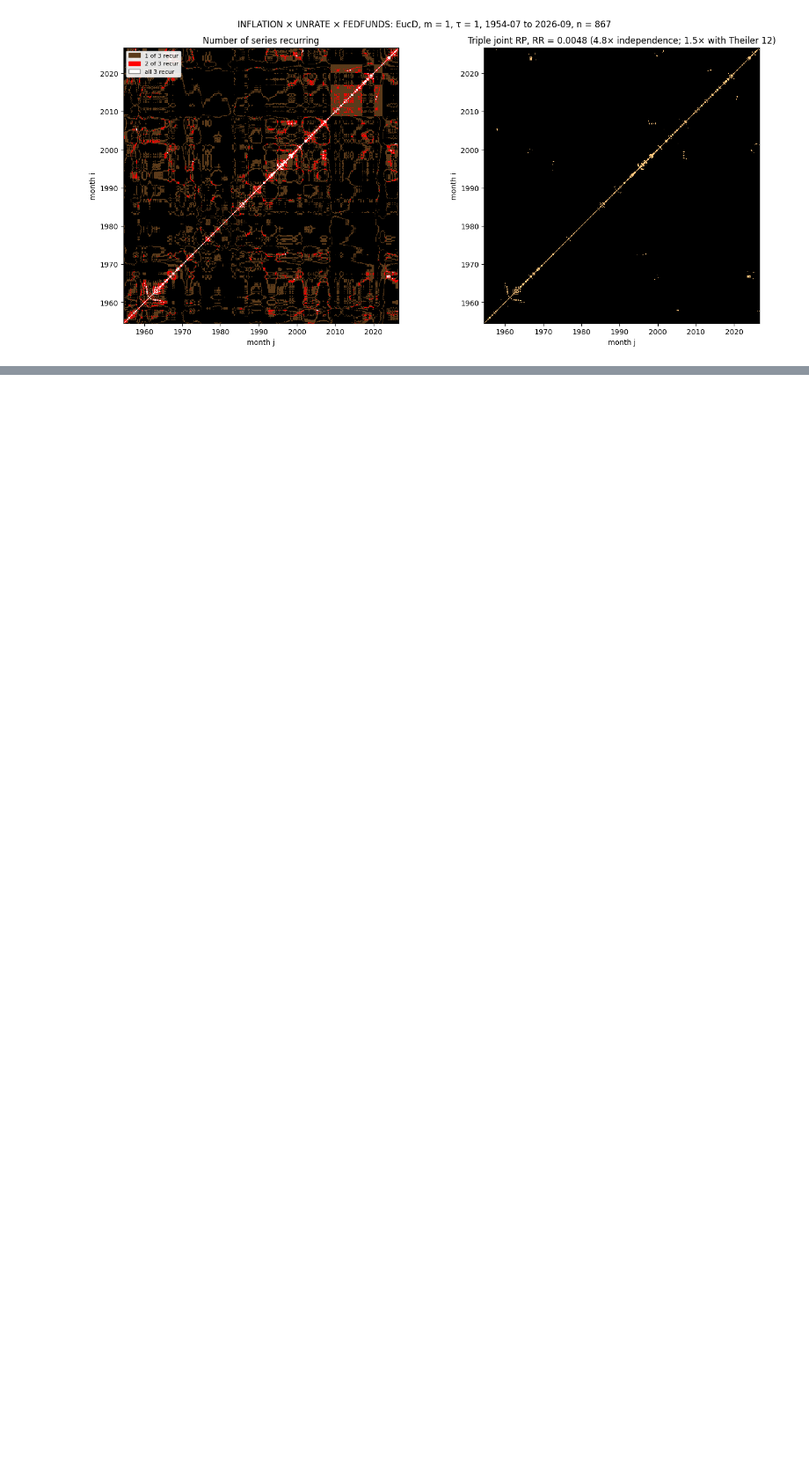
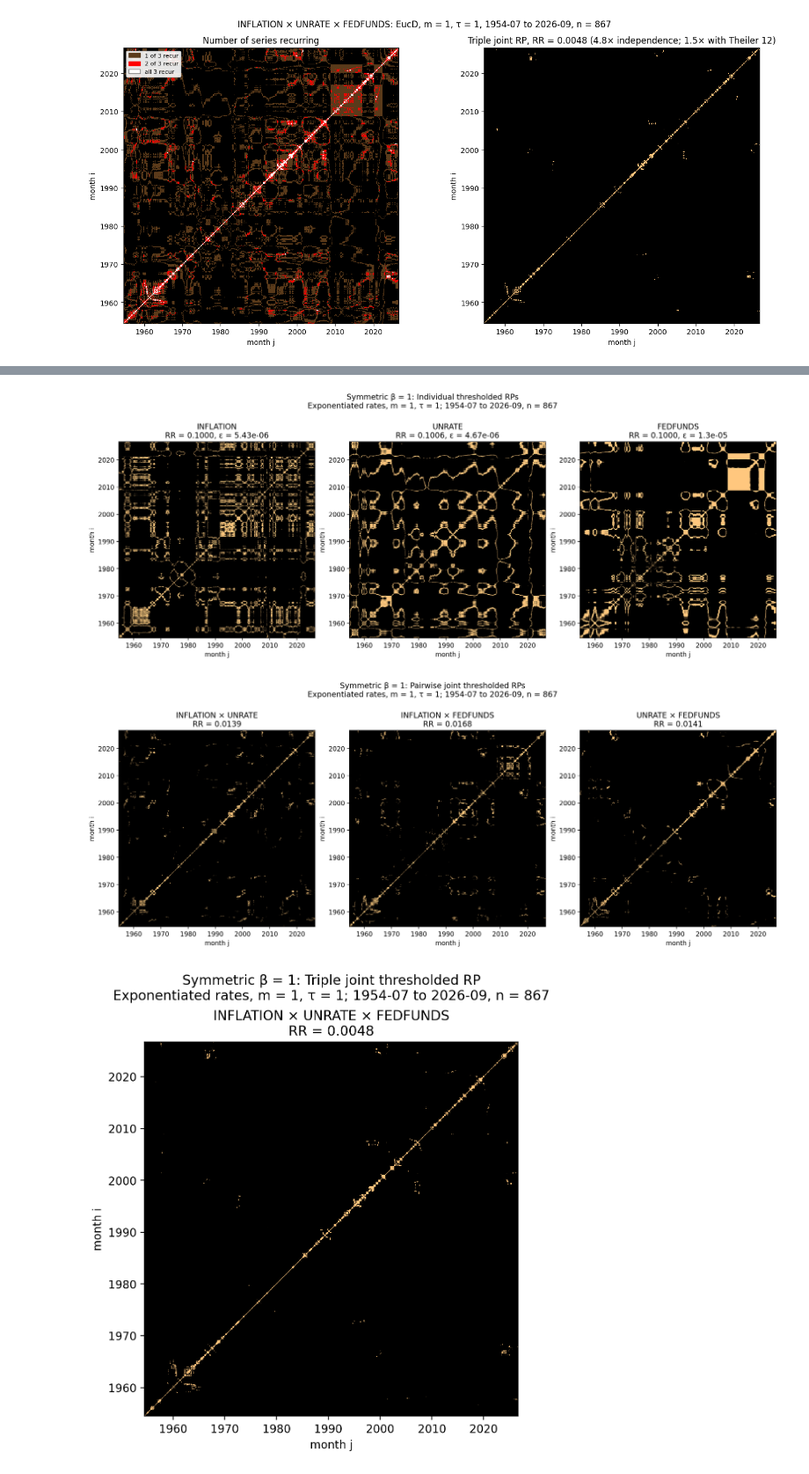
Before and after one commit to Anastasios-Vlachmpeis/Recurrence-Plot-Research, a Jupyter notebook: CPI_UNRATE_FEDFUNDS_RR.ipynb, the cells around one changed output, grey strips where cells are left out. Shown at 88% size. Cells and saved outputs as stored; diff of their text form; code cells hidden in the pictures; blank space fills up the shorter version.

```diff
--- a/CPI_UNRATE_FEDFUNDS_RR.ipynb
+++ b/CPI_UNRATE_FEDFUNDS_RR.ipynb
@@ -400,0 +508,6 @@ jrp3 = plot_triple_jrp("INFLATION", "UNRATE", "FEDFUNDS")
+# %%
+beta_results[1] = plot_beta_rps(1)
+# %% [output]
+[figure, added]
+[figure, added]
+[figure, added]
```
Also changed, not shown: parts of 7 cells of this notebook, 3 other files.
